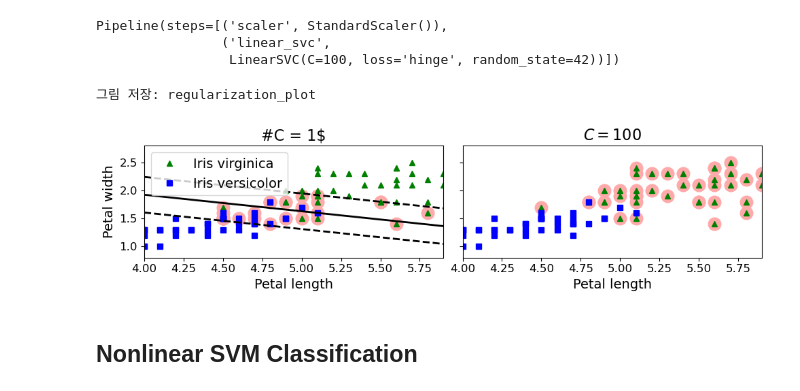
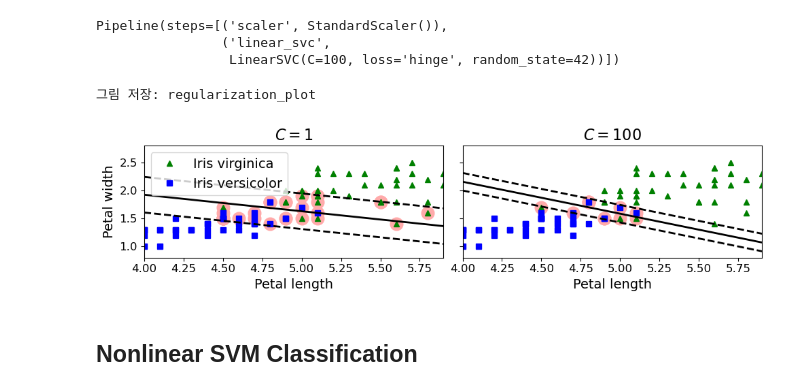
Before and after one commit to solyourock/ML_study, a Jupyter notebook: Hands_on/Chap5/chap_5.ipynb, the cells around one changed output. Drawn from its saved outputs; the diff is of its cells as text; code cells hidden in the pictures.

```diff
--- a/Hands_on/Chap5/chap_5.ipynb
+++ b/Hands_on/Chap5/chap_5.ipynb
@@ -225,44 +225,45 @@ Pipeline(steps=[('scaler', StandardScaler()),
 # %%
 # 스케일되지 않은 원본으로 변경
 # z = (X - mean) / std
+# 스케일되지 않은 파라미터로 변경
 b1 = svm_clf1.decision_function([-scaler.mean_ / scaler.scale_])
 b2 = svm_clf2.decision_function([-scaler.mean_ / scaler.scale_])
 w1 = svm_clf1.coef_[0] / scaler.scale_
-w2 = svm_clf1.coef_[0] / scaler.scale_
+w2 = svm_clf2.coef_[0] / scaler.scale_
 svm_clf1.intercept_ = np.array([b1])
 svm_clf2.intercept_ = np.array([b2])
 svm_clf1.coef_ = np.array([w1])
-svm_clf1.coef_ = np.array([w2])
+svm_clf2.coef_ = np.array([w2])
 # %%
-t = y * 2 -1
+t = y * 2 - 1
 support_vectors_idx1 = (t * (X.dot(w1) + b1) < 1).ravel()
-support_vectors_idx2 = (t * (X.dot(w1) + b2) < 1).ravel()
+support_vectors_idx2 = (t * (X.dot(w2) + b2) < 1).ravel()
 svm_clf1.support_vectors_ = X[support_vectors_idx1]
 svm_clf2.support_vectors_ = X[support_vectors_idx2]
 # %%
-fig, axes = plt.subplots(ncols=2, figsize=(10, 2.7), sharey=True)
+fig, axes = plt.subplots(ncols=2, figsize=(10,2.7), sharey=True)
 
 plt.sca(axes[0])
-plt.plot(X[:, 0][y==1], X[:,1][y==1], "g^", label="Iris virginica")
-plt.plot(X[:, 0][y==0], X[:,1][y==0], "bs", label="Iris versicolor")
+plt.plot(X[:, 0][y==1], X[:, 1][y==1], "g^", label="Iris virginica")
+plt.plot(X[:, 0][y==0], X[:, 1][y==0], "bs", label="Iris versicolor")
 plot_svc_decision_boundary(svm_clf1, 4, 5.9)
 plt.xlabel("Petal length", fontsize=14)
 plt.ylabel("Petal width", fontsize=14)
 plt.legend(loc="upper left", fontsize=14)
-plt.title("#C = {}$".format(svm_clf1.C), fontsize=16)
+plt.title("$C = {}$".format(svm_clf1.C), fontsize=16)
 plt.axis([4, 5.9, 0.8, 2.8])
 
 plt.sca(axes[1])
 plt.plot(X[:, 0][y==1], X[:, 1][y==1], "g^")
 plt.plot(X[:, 0][y==0], X[:, 1][y==0], "bs")
 plot_svc_decision_boundary(svm_clf2, 4, 5.99)
 plt.xlabel("Petal length", fontsize=14)
 plt.title("$C = {}$".format(svm_clf2.C), fontsize=16)
 plt.axis([4, 5.9, 0.8, 2.8])
 
 save_fig("regularization_plot")
 # %% [output]
 그림 저장: regularization_plot
-[figure, old version]
+[figure, new version]
 # %% [markdown]
 ## Nonlinear SVM Classification
```
Also changed, not shown: parts of 25 cells of this notebook, 6 other files.
